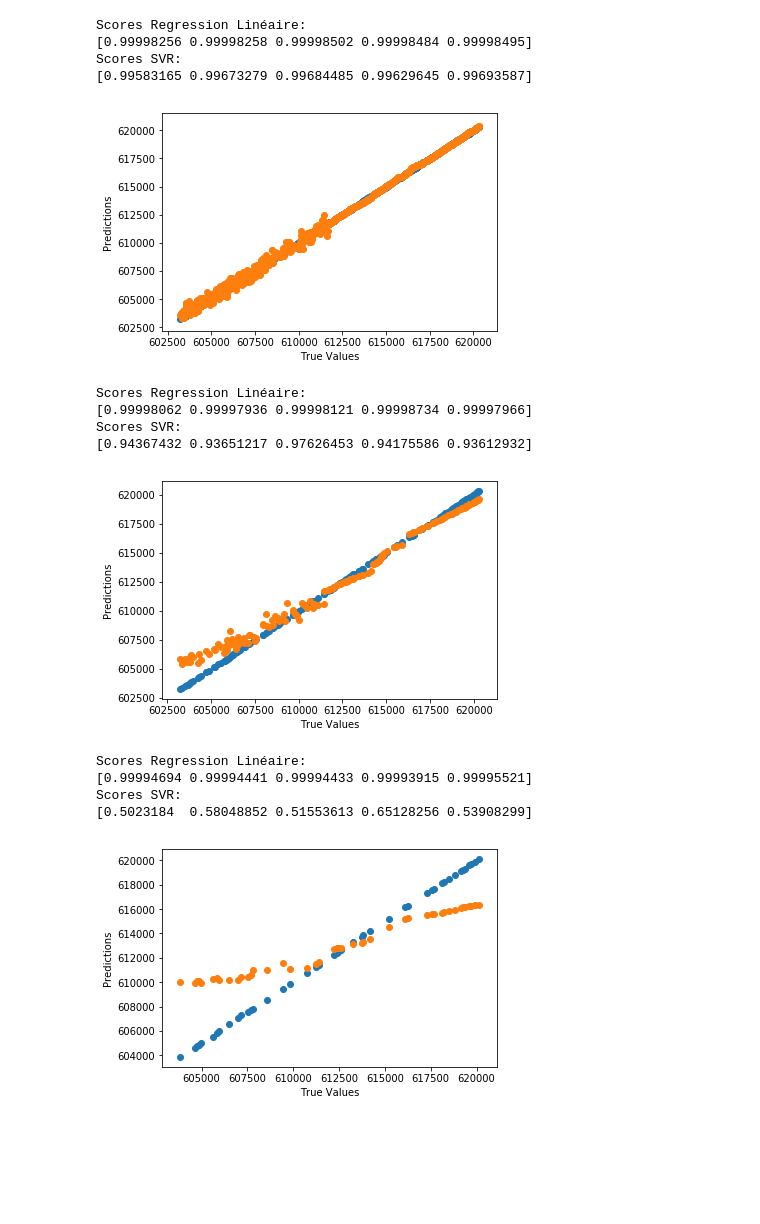
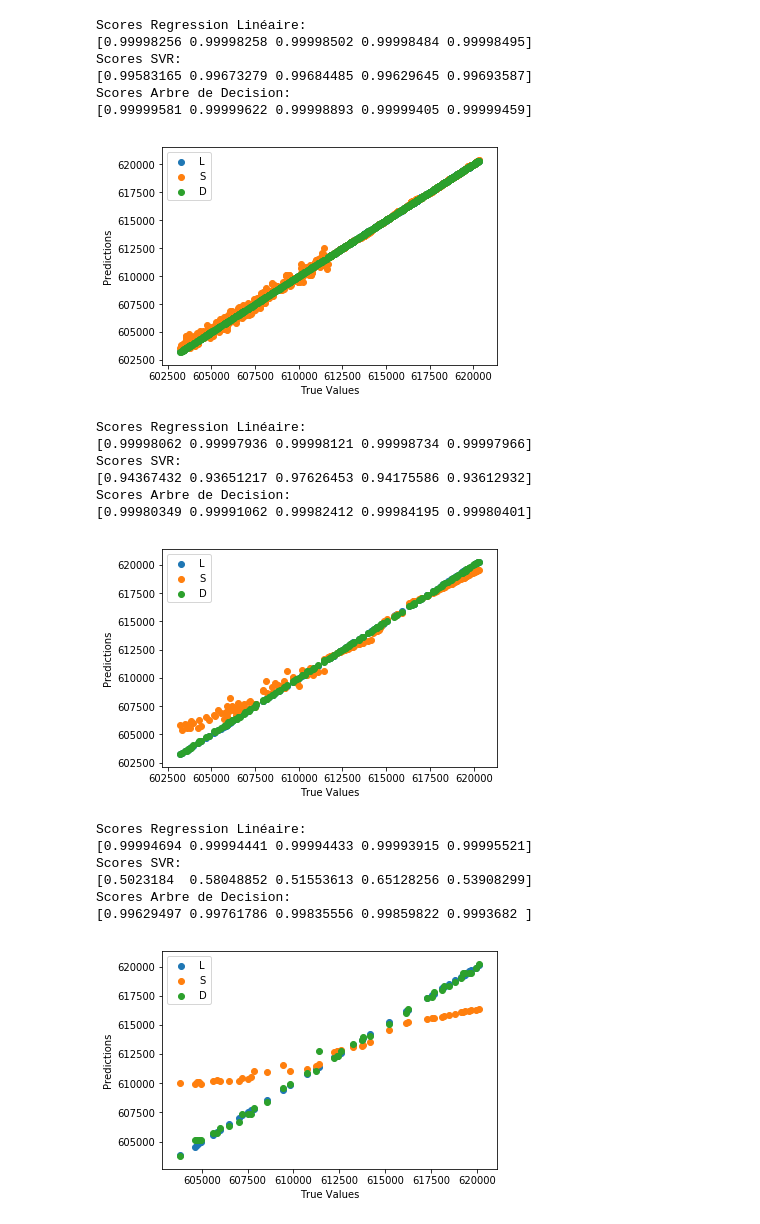
Before and after one commit to eunice-bi/Galeo, a Jupyter notebook: Version finale janvier 2019/Jupyter Notebook/Machine Learning.ipynb, the cells around one changed output. Saved outputs shown, nothing was run; the diff lists cells and outputs as text; code cells hidden in the pictures; blank space fills up the shorter version.

```diff
--- a/Version finale janvier 2019/Jupyter Notebook/Machine Learning.ipynb
+++ b/Version finale janvier 2019/Jupyter Notebook/Machine Learning.ipynb
@@ -28,15 +32,31 @@ def SVR_ML(X,y):
     plt.ylabel("Predictions")
     return svr, scores
 # %%
-def Regression(X,y):
+#ML model by Linear Regression
+def Linear_Regression(X,y):
     X_train, X_test, y_train, y_test = train_test_split(X, y, test_size=0.3, shuffle=True,random_state=42)
-    reg = LinearRegression().fit(X_train, y_train)
-    reg.score(X_test, y_test)
-    predictions = reg.predict(X_test)
-    scores = cross_val_score(reg,X_train, y_train, cv=5)
+    lreg = LinearRegression().fit(X_train, y_train)
+    lreg.score(X_test, y_test)
+    predictions = lreg.predict(X_test)
+    scores = cross_val_score(lreg,X_train, y_train, cv=5)
     print("Scores Regression Linéaire:")
     print(scores)
     plt.scatter(y_test, predictions)
     plt.xlabel("True Values")
     plt.ylabel("Predictions")
-    return reg, scores
+    return lreg, scores
+# %%
+#ML model by Decision Tree Regressor
+def Decision_Tree_Regression(X,y):
+    X_train, X_test, y_train, y_test = train_test_split(X, y, test_size=0.3, shuffle=True,random_state=42)
+    dtr = DecisionTreeRegressor().fit(X_train, y_train)
+    dtr.score(X_test, y_test)
+    predictions = dtr.predict(X_test)
+    scores = cross_val_score(dtr,X_train, y_train, cv=5)
+    print("Scores Arbre de Decision:")
+    print(scores)
+    plt.scatter(y_test, predictions)
+    plt.xlabel("True Values")
+    plt.ylabel("Predictions")
+    plt.legend("LSD")
+    return dtr, scores
@@ -64,9 +125,12 @@ Scores SVR:
 # %%
-reg_hour,reg_scores_hour = Regression(X_hour,y_hour)
+lreg_hour,lreg_scores_hour = Linear_Regression(X_hour,y_hour)
 svr_hour,svr_scores_hour = SVR_ML(X_hour,y_hour)
+dtr_hour,dtr_scores_hour = Decision_Tree_Regression(X_hour,y_hour)
 # %% [output]
 Scores Regression Linéaire:
 [0.99998256 0.99998258 0.99998502 0.99998484 0.99998495]
 Scores SVR:
 [0.99583165 0.99673279 0.99684485 0.99629645 0.99693587]
+Scores Arbre de Decision:
+[0.99999581 0.99999622 0.99998893 0.99999405 0.99999459]
-[figure, old version]
+[figure, new version]
@@ -73,9 +142,12 @@ Scores SVR:
 # %%
-reg_6_hour,reg_scores_6_hour = Regression(X_6_hour,y_6_hour)
+lreg_6_hour,lreg_scores_6_hour = Linear_Regression(X_6_hour,y_6_hour)
 svr_6_hour,svr_scores_6_hour = SVR_ML(X_6_hour,y_6_hour)
+dtr_6_hour,dtr_scores_6_hour = Decision_Tree_Regression(X_6_hour,y_6_hour)
 # %% [output]
 Scores Regression Linéaire:
 [0.99998062 0.99997936 0.99998121 0.99998734 0.99997966]
 Scores SVR:
 [0.94367432 0.93651217 0.97626453 0.94175586 0.93612932]
+Scores Arbre de Decision:
+[0.99980349 0.99991062 0.99982412 0.99984195 0.99980401]
-[figure, old version]
+[figure, new version]
@@ -82,9 +159,12 @@ Scores SVR:
 # %%
-reg_day,reg_scores_day = Regression(X_day,y_day)
+lreg_day,lreg_scores_day = Linear_Regression(X_day,y_day)
 svr_day,svr_scores_day = SVR_ML(X_day,y_day)
+dtr_day,dtr_scores_day = Decision_Tree_Regression(X_day,y_day)
 # %% [output]
 Scores Regression Linéaire:
 [0.99994694 0.99994441 0.99994433 0.99993915 0.99995521]
 Scores SVR:
 [0.5023184  0.58048852 0.51553613 0.65128256 0.53908299]
+Scores Arbre de Decision:
+[0.99629497 0.99761786 0.99835556 0.99859822 0.9993682 ]
-[figure, old version]
+[figure, new version]
```
Also changed, not shown: parts of 24 cells of this notebook.
